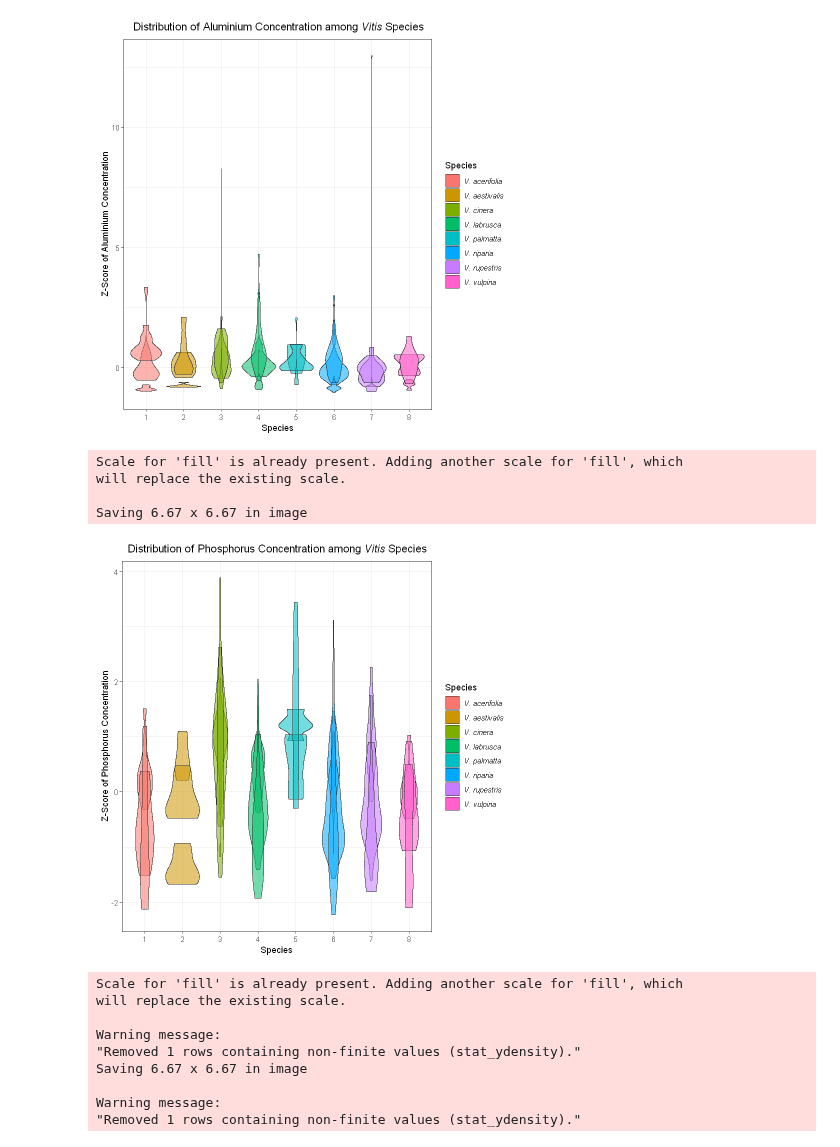
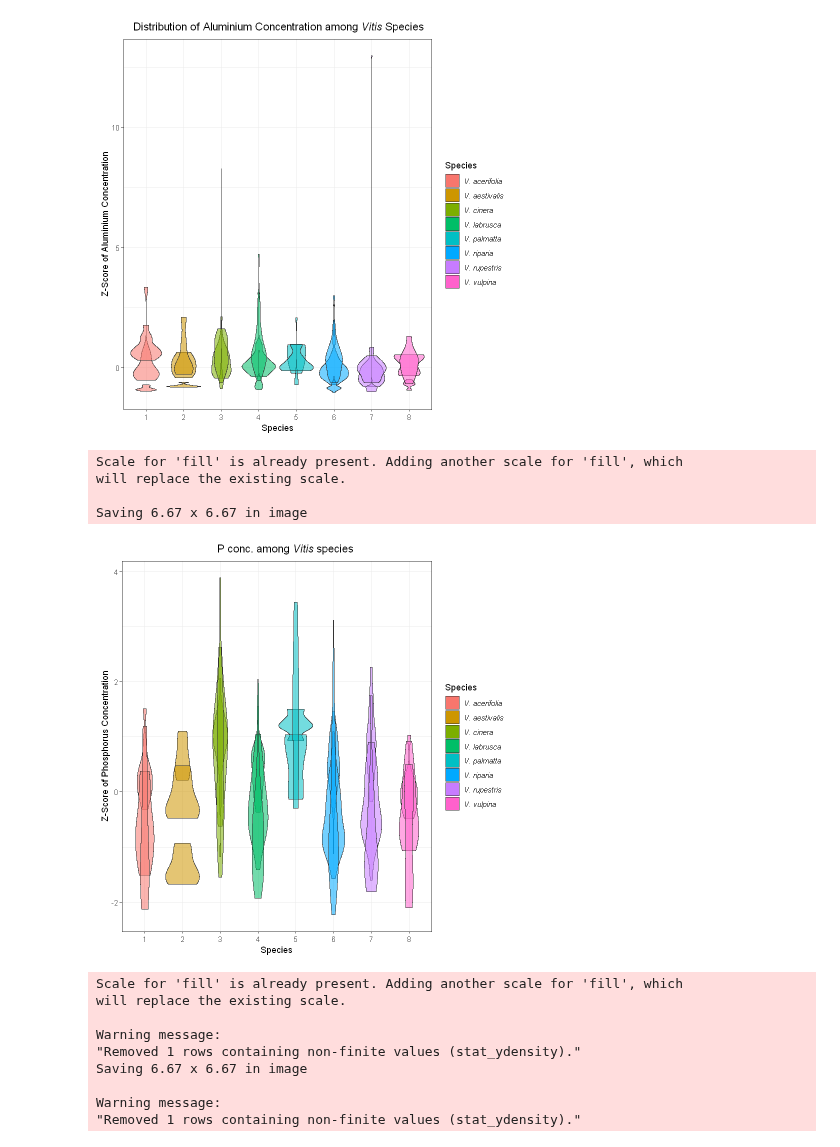
Before and after one commit to Kovacs-Lab/Geneva_Ionomics, a Jupyter notebook: Boxplots_Violin_Geneva.ipynb, the cells around one changed output. Saved outputs shown, nothing was run; the diff lists cells and outputs as text; code cells hidden in the pictures.

Commit message:
Added graphics

```diff
--- a/Boxplots_Violin_Geneva.ipynb
+++ b/Boxplots_Violin_Geneva.ipynb
@@ -126,26 +146,26 @@ Saving 6.67 x 6.67 in image
 # %%
 #violinplot(Elements$P31_X~Elements$spec_as_int) #Phosphorus
 Elements$spec_as_int <- as.factor(Elements$spec_as_int)
 phosphorus <- ggplot(Elements, aes(x = spec_as_int, fill = spec_as_int, alpha = .5)) +
   geom_violin(aes(y = P31_X))+
   geom_violin(aes(y = P31_Y))+
   geom_violin(aes(y = P31_Z))+
   scale_color_viridis_d(aesthetics = "fill")+
   theme_bw()+
   xlab("Species")+
   ylab("Z-Score of Phosphorus Concentration")+
-  labs(title = expression(paste("Distribution of Phosphorus Concentration among ", italic("Vitis "), "Species")))+
+  labs(title = expression(paste("P conc. among ", italic("Vitis "), "species")))+
   guides(alpha = FALSE)+
   theme(plot.title = element_text(hjust = .55), legend.text = element_text(face = "italic"))+
   scale_fill_discrete(name = "Species", labels = c("V. acerifolia", "V. aestivalis", "V. cinera", "V. labrusca", "V. palmatta", "V. riparia","V. rupestris", "V. vulpina"))
 phosphorus
 ggsave(filename = "Phosphorus.jpg", plot = phosphorus, dpi = "retina")
 # %% [output]
 Scale for 'fill' is already present. Adding another scale for 'fill', which
 will replace the existing scale.
 
 Saving 6.67 x 6.67 in image
-[figure, old version]
+[figure, new version]
 # %%
 #violinplot(Elements$S34_X~Elements$spec_as_int) #Sulfur
 Elements$spec_as_int <- as.factor(Elements$spec_as_int)
```
Also changed, not shown: parts of 5 cells of this notebook, 20 other files.
